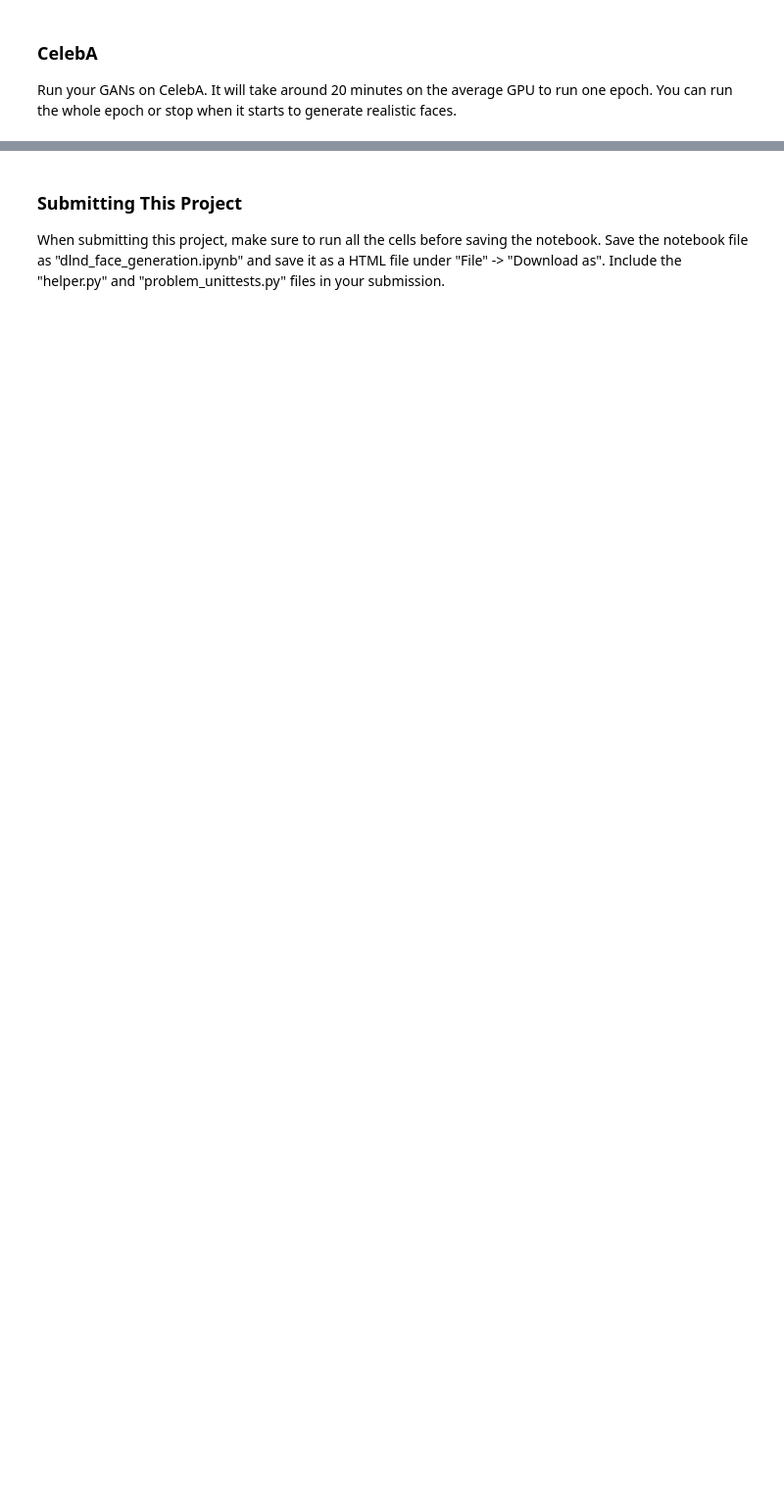
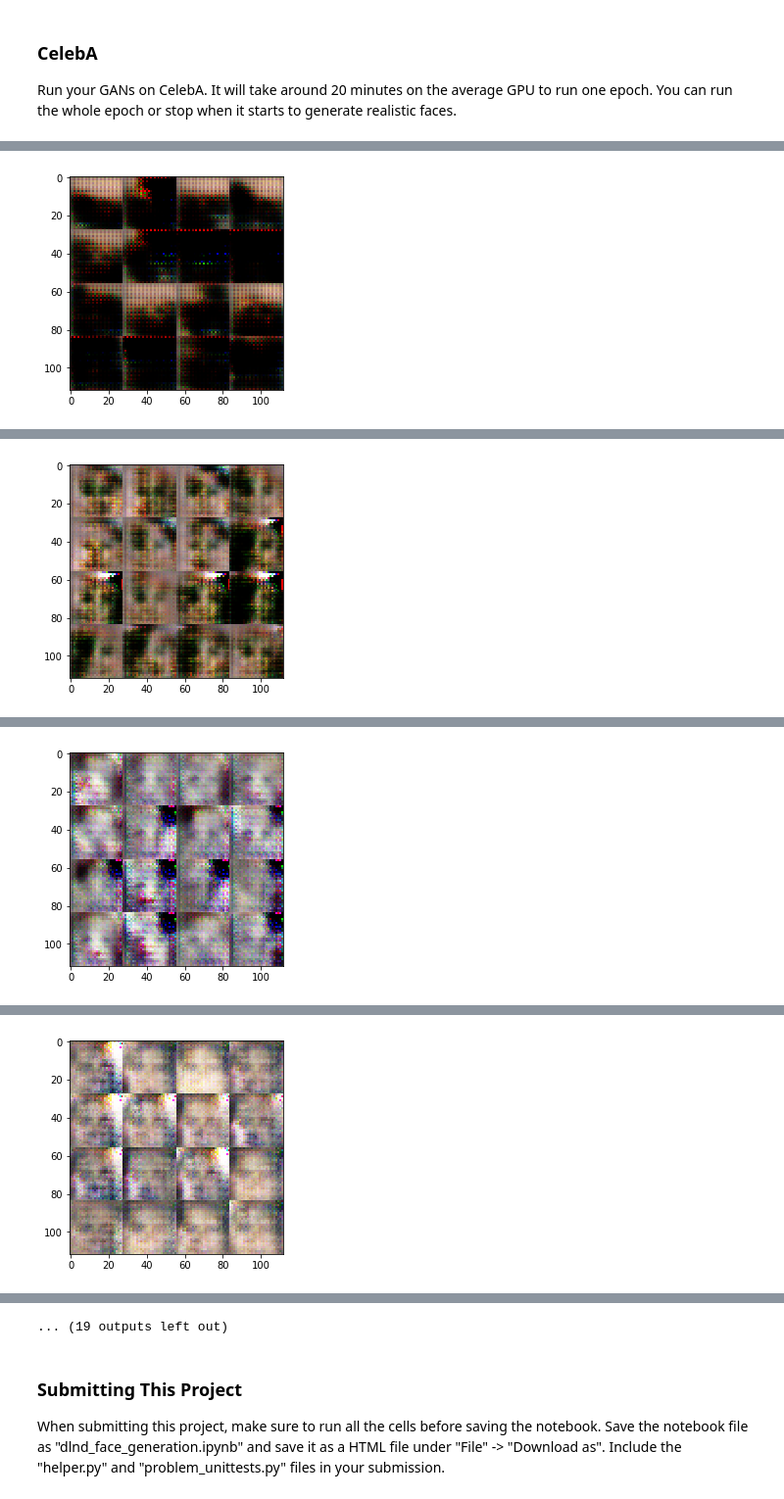
Before and after one commit to ashmccallum/face_generation, a Jupyter notebook: dlnd_face_generation.ipynb, the cells around one changed output, grey strips where cells are left out. Shown at 98% size. Cells and saved outputs as stored; diff of their text form; code cells hidden in the pictures; blank space fills up the shorter version.

```diff
--- a/dlnd_face_generation.ipynb
+++ b/dlnd_face_generation.ipynb
@@ -410,10 +477,10 @@ KeyboardInterrupt:
 ### CelebA
 Run your GANs on CelebA.  It will take around 20 minutes on the average GPU to run one epoch.  You can run the whole epoch or stop when it starts to generate realistic faces.
 # %%
-batch_size = None
-z_dim = None
-learning_rate = None
-beta1 = None
+batch_size = 128
+z_dim = 100
+learning_rate = 0.002
+beta1 = 0.5
 
 
 """
@@ -425,3 +492,4 @@ celeba_dataset = helper.Dataset('celeba', glob(os.path.join(data_dir, 'img_align
 with tf.Graph().as_default():
     train(epochs, batch_size, z_dim, learning_rate, beta1, celeba_dataset.get_batches,
           celeba_dataset.shape, celeba_dataset.image_mode)
+# %% [output]
@@ -427,0 +506 @@ with tf.Graph().as_default():
+[figure, added]
@@ -427,0 +517 @@ with tf.Graph().as_default():
+[figure, added]
@@ -427,0 +528 @@ with tf.Graph().as_default():
+[figure, added]
@@ -427,0 +539 @@ with tf.Graph().as_default():
+[figure, added]
@@ -428,3 +562,4 @@ with tf.Graph().as_default():
+... (19 outputs left out)
 # %% [markdown]
 ### Submitting This Project
 When submitting this project, make sure to run all the cells before saving the notebook. Save the notebook file as "dlnd_face_generation.ipynb" and save it as a HTML file under "File" -> "Download as". Include the "helper.py" and "problem_unittests.py" files in your submission.
```
Also changed, not shown: parts of 9 cells of this notebook.
